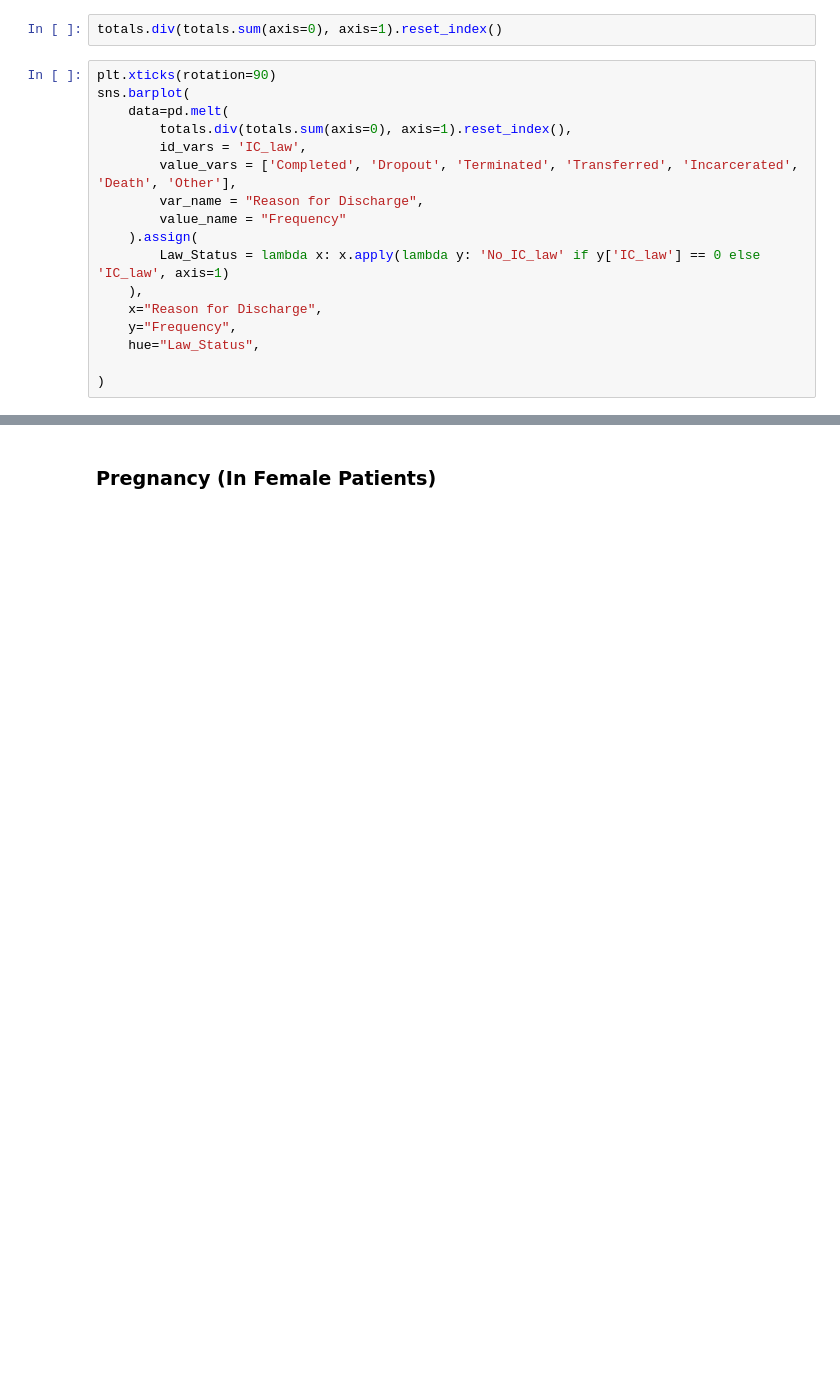
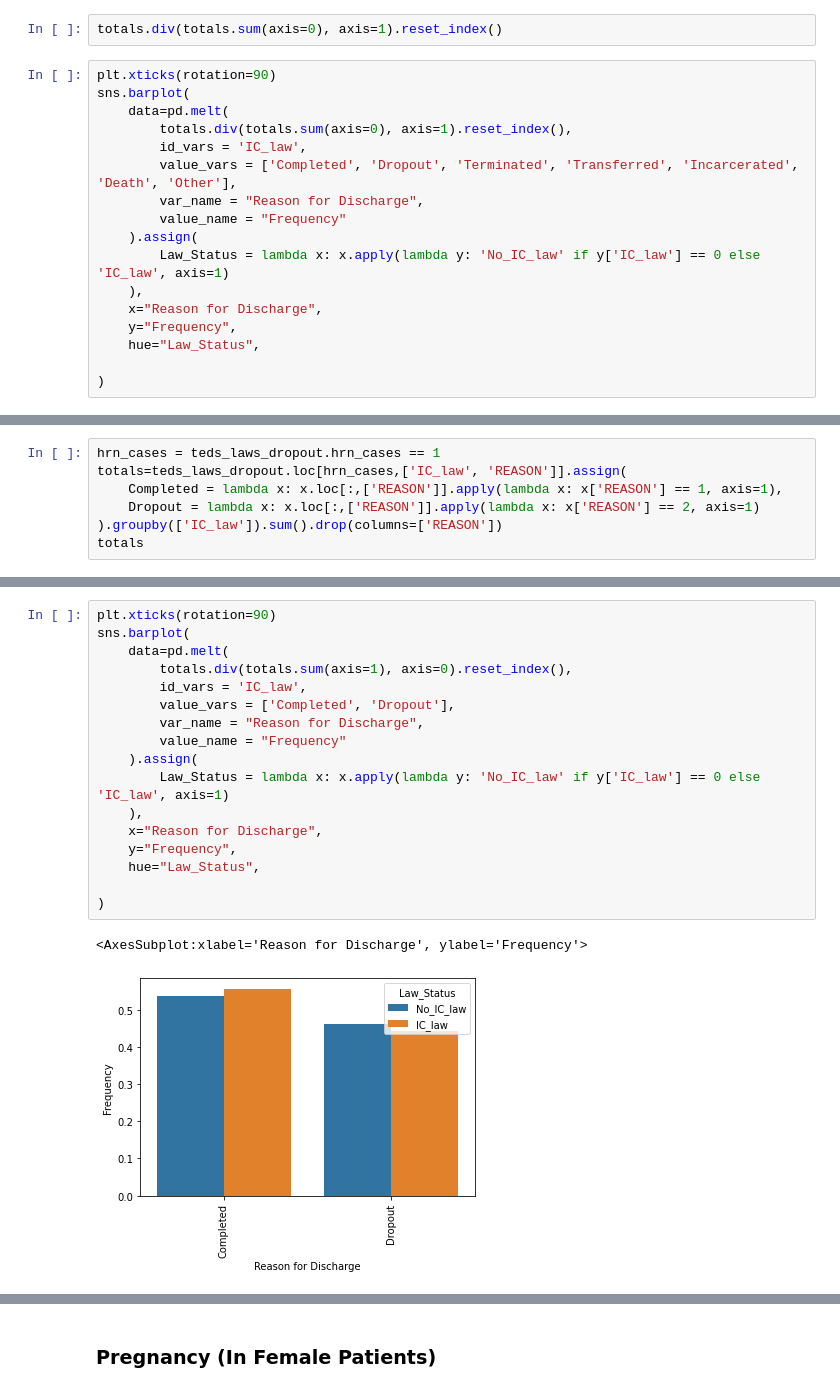
Before and after one commit to afaranda/TEDS_Housing_Employment_Study, a Jupyter notebook: notebooks/02_Prepare_Descriptive_Statistics.ipynb, the cells around one changed output, grey strips where cells are left out. Drawn from its saved outputs; the diff is of its cells as text; blank space fills up the shorter version.

```diff
--- a/notebooks/02_Prepare_Descriptive_Statistics.ipynb
+++ b/notebooks/02_Prepare_Descriptive_Statistics.ipynb
@@ -778,0 +850,7 @@ sns.barplot(
+# %%
+hrn_cases = teds_laws_dropout.hrn_cases == 1
+totals=teds_laws_dropout.loc[hrn_cases,['IC_law', 'REASON']].assign(
+    Completed = lambda x: x.loc[:,['REASON']].apply(lambda x: x['REASON'] == 1, axis=1),
+    Dropout = lambda x: x.loc[:,['REASON']].apply(lambda x: x['REASON'] == 2, axis=1)
+).groupby(['IC_law']).sum().drop(columns=['REASON'])
+totals
@@ -778,0 +868,20 @@ sns.barplot(
+# %%
+plt.xticks(rotation=90)
+sns.barplot(
+    data=pd.melt(
+        totals.div(totals.sum(axis=1), axis=0).reset_index(),
+        id_vars = 'IC_law',
+        value_vars = ['Completed', 'Dropout'],
+        var_name = "Reason for Discharge",
+        value_name = "Frequency"
+    ).assign(
+        Law_Status = lambda x: x.apply(lambda y: 'No_IC_law' if y['IC_law'] == 0 else 'IC_law', axis=1)
+    ),
+    x="Reason for Discharge",
+    y="Frequency",
+    hue="Law_Status",
+
+)
+# %% [output]
+<AxesSubplot:xlabel='Reason for Discharge', ylabel='Frequency'>
+[figure, added]
```
Also changed, not shown: parts of 21 cells of this notebook, 2 other files.
